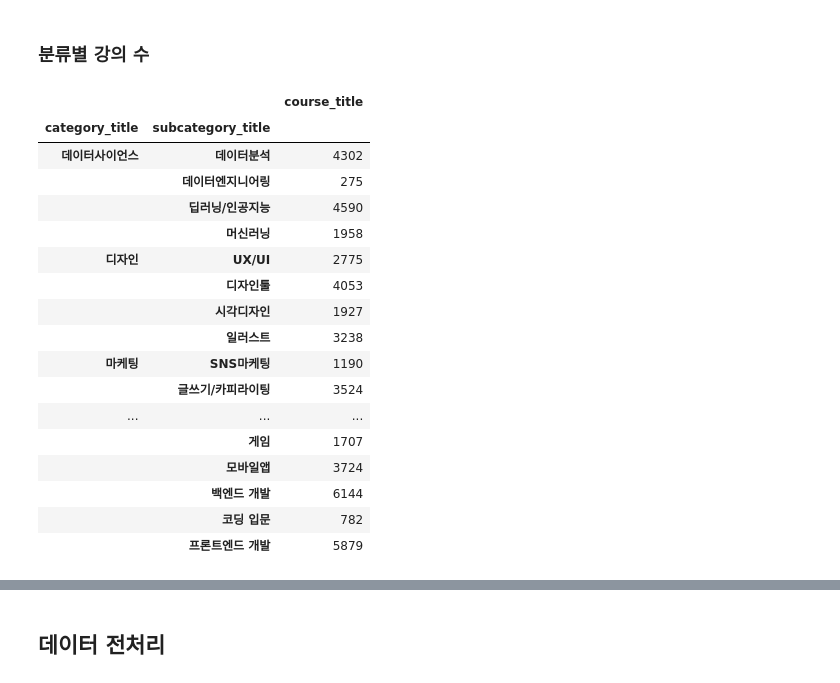
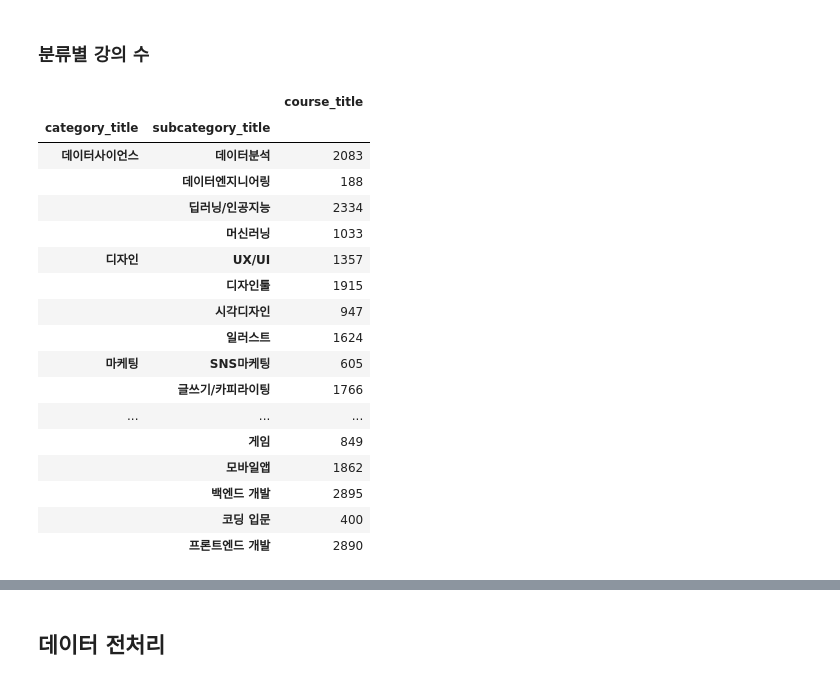
Before and after one commit to yd-online3/fc_miniproject, a Jupyter notebook: fc_mini_sejin.ipynb, the cells around one changed output, grey strips where cells are left out. Saved outputs shown, nothing was run; the diff lists cells and outputs as text; code cells hidden in the pictures.

```diff
--- a/fc_mini_sejin.ipynb
+++ b/fc_mini_sejin.ipynb
@@ -137,3 +175,0 @@ data.corr()
-# %%
-# tax_free_amount 컬럼 제거
-data.drop('tax_free_amount',axis=1, inplace=True)
@@ -182,0 +176,26 @@ array(['COMPLETED', 'REQUESTED'], dtype=object)
+# %%
+# 'tax_free_amount' column 삭제
+data = data.drop('tax_free_amount', axis = 1)
+
+# 'format'에서 결측치 제거
+data['format'] = data['format'].fillna('프로모션')
+data = data.drop(data[data['format']=='프로모션'].index)
+
+# 'type'에서 결측치 처리 및 type_drop_list인 row 제거
+type_drop_list = ['ORDER', 'TRANSACTION']
+for name in type_drop_list:
+    data = data.drop(data[data['type']==name].index)
+
+# 'state'에서 state_drop_list인 row 제거
+state_drop_list = ['PENDING', 'CANCELLED', 'DELETED', 'REQUESTED']
+for name in state_drop_list:
+    data = data.drop(data[data['state']==name].index)
+
+# 'pg'의 NaN 값들을 'PG'로 대체
+data['pg'] = data['pg'].fillna('PG')
+
+# index reset
+data = data.reset_index()
+
+# 이전 index column drop
+data = data.drop('index', axis = 1)
@@ -183,3 +283,6 @@ array(['COMPLETED', 'REQUESTED'], dtype=object)
+# %%
+cond = data[data['transaction_amount']==0].index
+data = data.drop(cond)
 # %% [markdown]
 ### pg, method columns -> payment_data column 병합
 # %%
@@ -204,7 +307,7 @@ array(['CARD', 'VBANK', 'TRANS', 'PROMOTION', 'TRANSFER', 'ONSITE',
 data['payment_data'] = data['pg'] +' '+ data['method']
 # %%
 # pg, method 컬럼 삭제
-data.drop(['pg', 'method'], axis=1, inplace=True)
+data = data.drop(['pg', 'method'], axis=1)
 # %%
 # payment_data 컬럼 값 확인
 data['payment_data'].unique()
@@ -636,26 +809,27 @@ dtype: int64
 # %% [markdown]
 ### 분류별 강의 수
 # %%
+# 분류별 강의 수
 how = {
     'course_title' : np.count_nonzero
 }
-data2.groupby(['category_title','subcategory_title']).agg(how)
+data.groupby(['category_title','subcategory_title']).agg(how)
 # %% [output]
 |  |  | course_title |
 | category_title | subcategory_title |  |
-| 데이터사이언스 | 데이터분석 | 4302 |
-|  | 데이터엔지니어링 | 275 |
-|  | 딥러닝/인공지능 | 4590 |
-|  | 머신러닝 | 1958 |
-| 디자인 | UX/UI | 2775 |
-|  | 디자인툴 | 4053 |
-|  | 시각디자인 | 1927 |
-|  | 일러스트 | 3238 |
-| 마케팅 | SNS마케팅 | 1190 |
-|  | 글쓰기/카피라이팅 | 3524 |
+| 데이터사이언스 | 데이터분석 | 2083 |
+|  | 데이터엔지니어링 | 188 |
+|  | 딥러닝/인공지능 | 2334 |
+|  | 머신러닝 | 1033 |
+| 디자인 | UX/UI | 1357 |
+|  | 디자인툴 | 1915 |
+|  | 시각디자인 | 947 |
+|  | 일러스트 | 1624 |
+| 마케팅 | SNS마케팅 | 605 |
+|  | 글쓰기/카피라이팅 | 1766 |
 | ... | ... | ... |
-|  | 게임 | 1707 |
-|  | 모바일앱 | 3724 |
-|  | 백엔드 개발 | 6144 |
-|  | 코딩 입문 | 782 |
-|  | 프론트엔드 개발 | 5879 |
+|  | 게임 | 849 |
+|  | 모바일앱 | 1862 |
+|  | 백엔드 개발 | 2895 |
+|  | 코딩 입문 | 400 |
+|  | 프론트엔드 개발 | 2890 |
```
Also changed, not shown: parts of 165 cells of this notebook.
